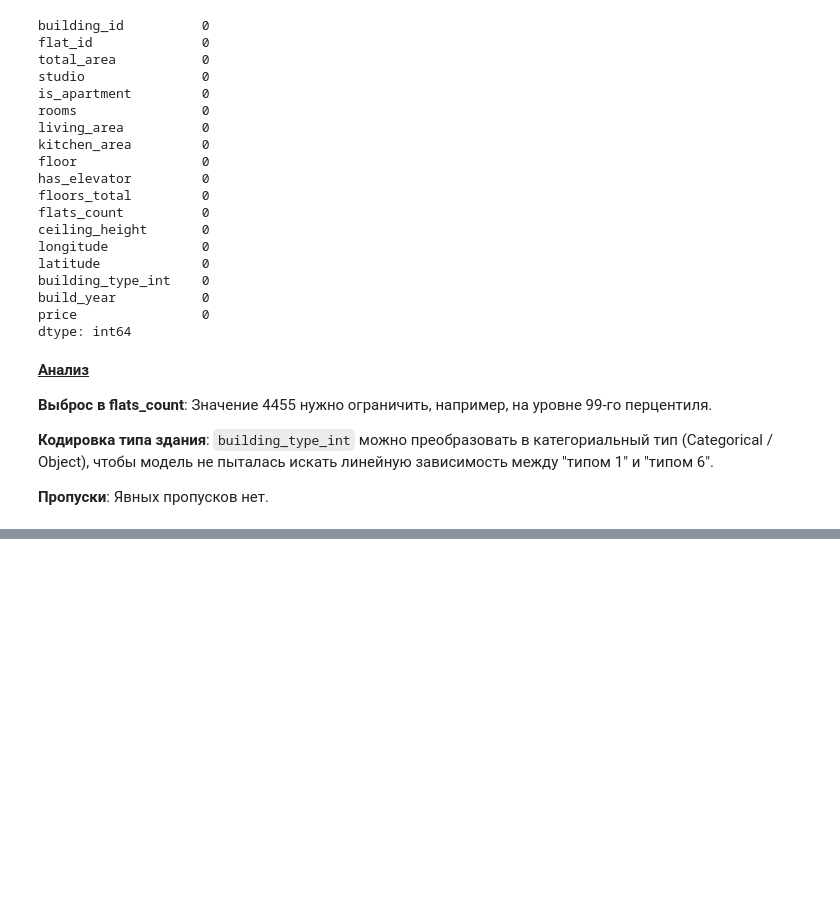
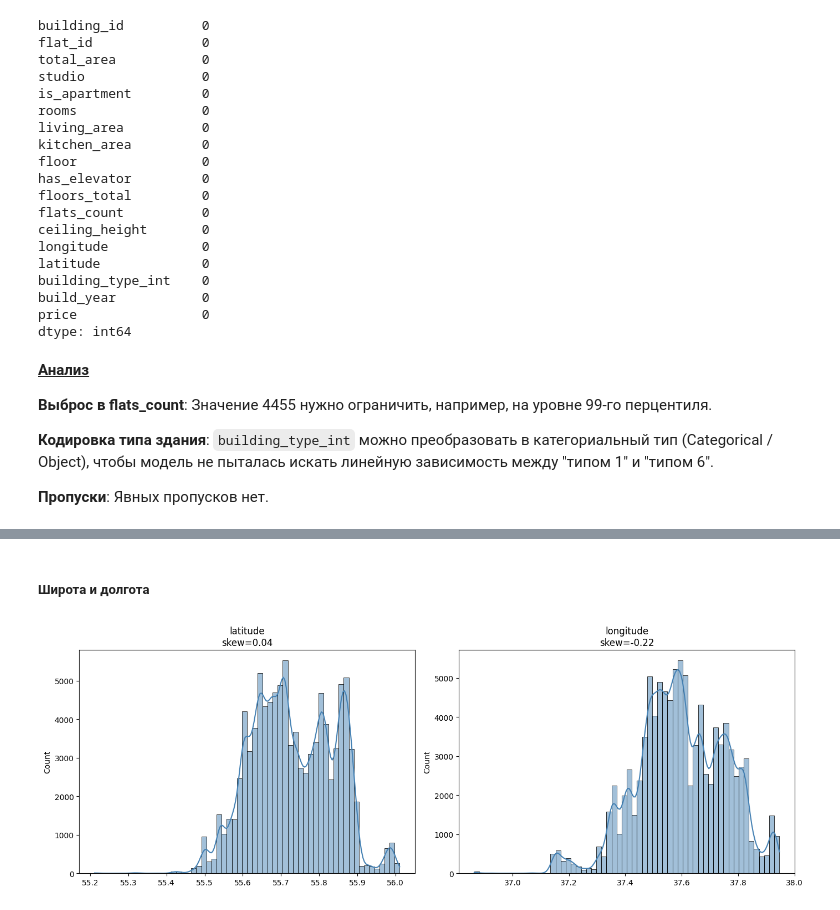
Before and after one commit to PrusovaIU/mle-project-sprint-2-v001, a Jupyter notebook: model_improvement/EDA.ipynb, the cells around one changed output, grey strips where cells are left out. Saved outputs shown, nothing was run; the diff lists cells and outputs as text; code cells hidden in the pictures; blank space fills up the shorter version.

```diff
--- a/model_improvement/EDA.ipynb
+++ b/model_improvement/EDA.ipynb
@@ -124,0 +161,17 @@ dtype: int64
+# %% [markdown]
+##### Широта и долгота
+# %%
+ll_cols = ['latitude', 'longitude']
+
+fig, axes = plt.subplots(1, 2, figsize=(14, 5))
+axes = axes.flatten()
+
+for i, col in enumerate(ll_cols):
+    sns.histplot(data[col], bins=60, kde=True, ax=axes[i], color='steelblue')
+    axes[i].set_title(f'{col}\nskew={data[col].skew():.2f}')
+    axes[i].set_xlabel('')
+
+plt.tight_layout()
+plt.show()
+# %% [output]
+[figure, added]
```
Also changed, not shown: parts of 65 cells of this notebook.
